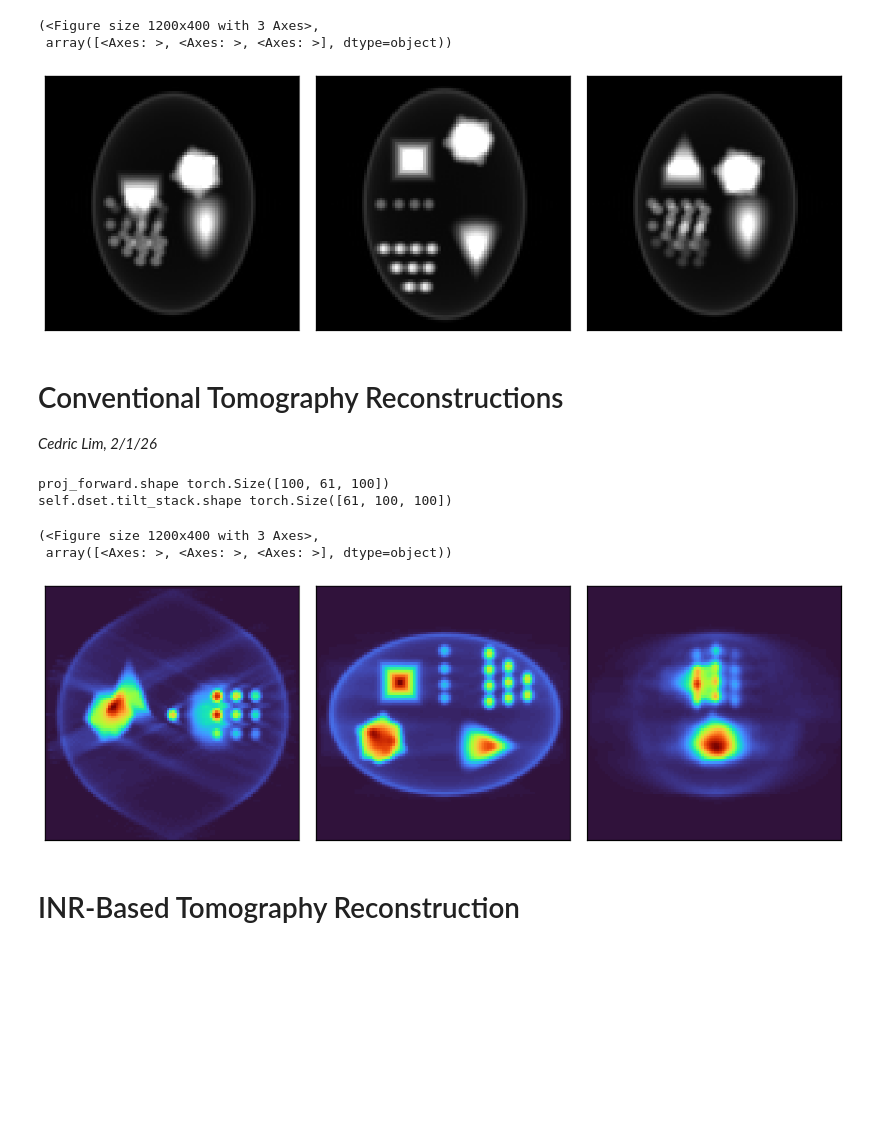
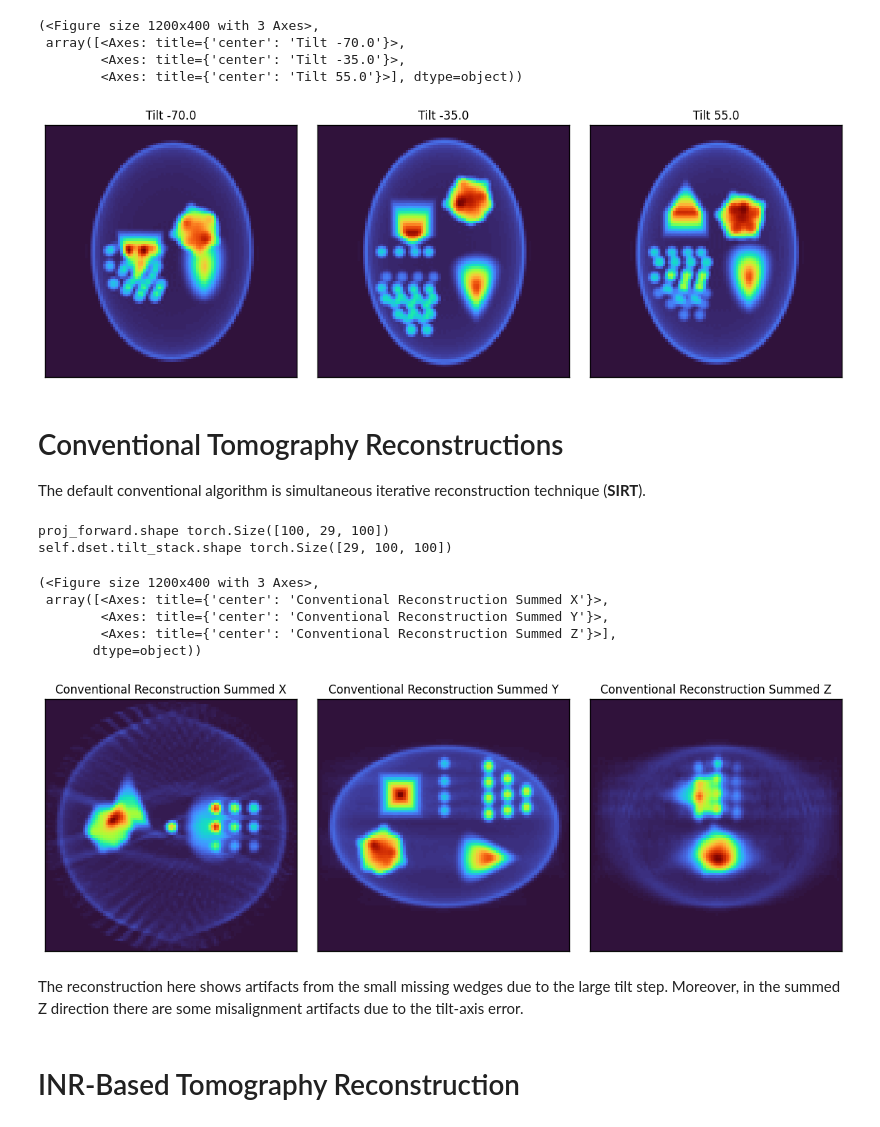
Before and after one commit to electronmicroscopy/quantem-tutorials, a Jupyter notebook: tutorials/tomography/notebooks/tomography_01_lite.ipynb, the cells around one changed output. Saved outputs shown, nothing was run; the diff lists cells and outputs as text; code cells hidden in the pictures; blank space fills up the shorter version.

```diff
--- a/tutorials/tomography/notebooks/tomography_01_lite.ipynb
+++ b/tutorials/tomography/notebooks/tomography_01_lite.ipynb
@@ -35,21 +46,30 @@ Selecting TensorBoard with logdir ../../../outputs/tomography/tutorial_01_notebo
 # %%
+# Load Ground Truth Phantom
+gt_phantom = np.load('../../../data/phantom.npy').transpose(2, 0, 1)
 # Load Phantom Dataset
-tilt_series = np.load('../../../data/tilt_series_no_errors.npy')
-tilt_angles = np.load('../../../data/tilt_angles.npy')
+tilt_series = np.load('../../../data/tilt_series_1_deg_tilt_axis.npy')
+tilt_angles = np.load('../../../data/tilt_angles_1_deg_tilt_axis.npy')
 
 # Fourier crop
 tilt_series = np.array([fourier_binning(img, (100, 100)) for img in tilt_series]) # Cropped down to 100x100 for speed
 # %%
 show_2d(
-    [tilt_series[0], tilt_series[30], tilt_series[60]],
+    [tilt_series[0], tilt_series[7], tilt_series[25]],
+    title = [f'Tilt {tilt_angles[0]}', f'Tilt {tilt_angles[7]}', f'Tilt {tilt_angles[25]}'],
+    cmap = 'turbo',
+    vmin = 0,
+    vmax = None,
 )
 # %% [output]
 (<Figure size 1200x400 with 3 Axes>,
- array([<Axes: >, <Axes: >, <Axes: >], dtype=object))
+ array([<Axes: title={'center': 'Tilt -70.0'}>,
+        <Axes: title={'center': 'Tilt -35.0'}>,
+        <Axes: title={'center': 'Tilt 55.0'}>], dtype=object))
-[figure, old version]
+[figure, new version]
 # %% [markdown]
 # Conventional Tomography Reconstructions
-*Cedric Lim, 2/1/26*
+
+The default conventional algorithm is simultaneous iterative reconstruction technique (**SIRT**).
 # %%
 tomography = TomographyLiteConv.from_dataset(
     tilt_series = tilt_series,
@@ -59,24 +79,31 @@ tomography = TomographyLiteConv.from_dataset(
 # %%
 tomography.reconstruct(
     num_iter = 10,
+    mode = "sirt",
     inline_alignment = True,
     smoothing_sigma = 0.5,
 )
 # %% [output]
-proj_forward.shape torch.Size([100, 61, 100])
-self.dset.tilt_stack.shape torch.Size([61, 100, 100])
+proj_forward.shape torch.Size([100, 29, 100])
+self.dset.tilt_stack.shape torch.Size([29, 100, 100])
 # %%
-obj = tomography.obj_model.obj.detach().cpu().numpy()
+obj_conv = tomography.obj_model.obj.detach().cpu().numpy()
 show_2d(
-    [obj.sum(axis = 0), obj.sum(axis = 1), obj.sum(axis = 2)],
+    [obj_conv.sum(axis = 0), obj_conv.sum(axis = 1), obj_conv.sum(axis = 2)],
+    title = ['Conventional Reconstruction Summed X', 'Conventional Reconstruction Summed Y', 'Conventional Reconstruction Summed Z'],
     cmap = 'turbo',
     vmin = 0,
     vmax = None,
 )
 # %% [output]
 (<Figure size 1200x400 with 3 Axes>,
- array([<Axes: >, <Axes: >, <Axes: >], dtype=object))
+ array([<Axes: title={'center': 'Conventional Reconstruction Summed X'}>,
+        <Axes: title={'center': 'Conventional Reconstruction Summed Y'}>,
+        <Axes: title={'center': 'Conventional Reconstruction Summed Z'}>],
+       dtype=object))
-[figure, old version]
+[figure, new version]
+# %% [markdown]
+The reconstruction here shows artifacts from the small missing wedges due to the large tilt step. Moreover, in the summed Z direction there are some misalignment artifacts due to the tilt-axis error.
 # %% [markdown]
 # INR-Based Tomography Reconstruction
 # %%
```
Also changed, not shown: parts of 10 cells of this notebook, 6 other files.
